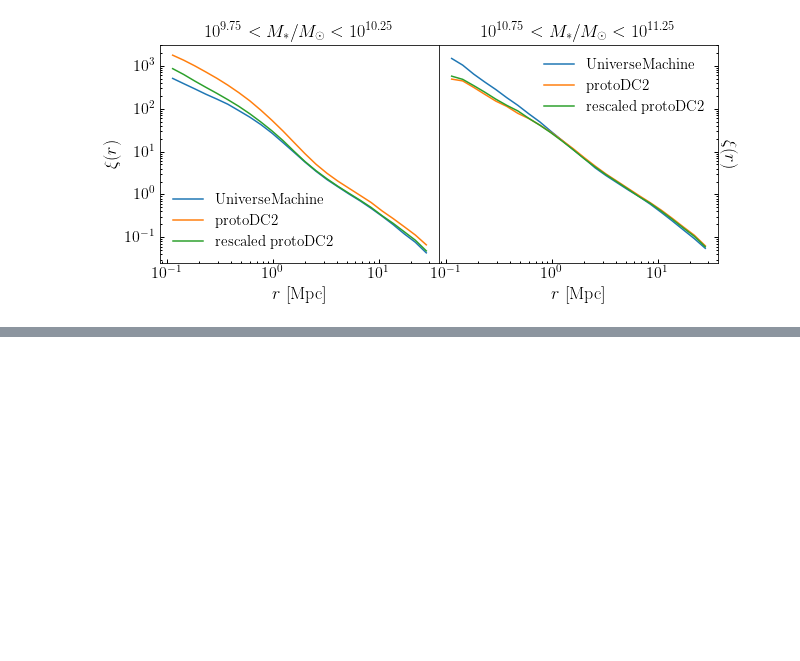
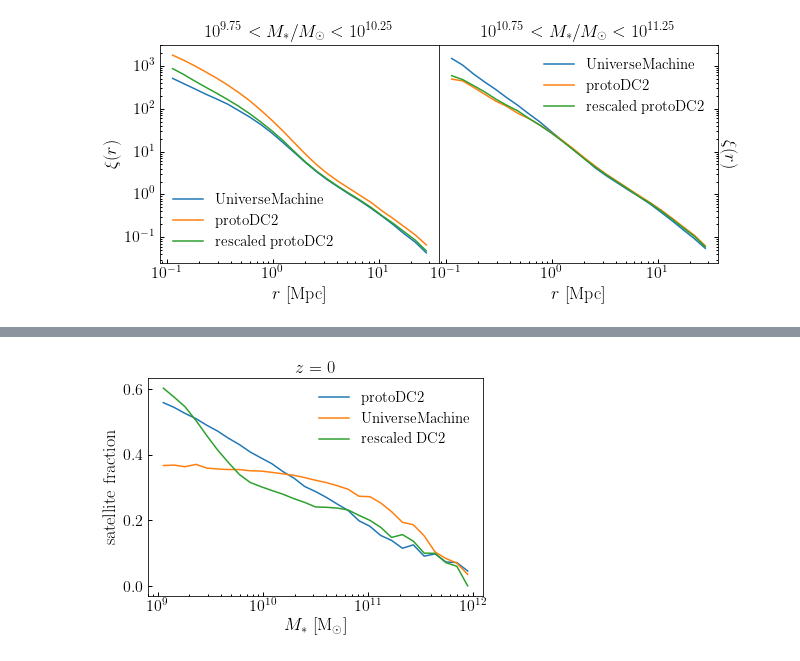
Before and after one commit to dkorytov/rescale_dc2, a Jupyter notebook: notebooks/rescale_protoDC2_stellar_mass.ipynb, the cells around one changed output, grey strips where cells are left out. Cells and saved outputs as stored; diff of their text form; code cells hidden in the pictures; blank space fills up the shorter version.

```diff
--- a/notebooks/rescale_protoDC2_stellar_mass.ipynb
+++ b/notebooks/rescale_protoDC2_stellar_mass.ipynb
@@ -10,10 +10,12 @@ protoDC2_basename = "value_added_protoDC2_snapnum_487.hdf5"
 
 from astropy.table import Table
 sdss = Table.read(os.path.join(dirname, sdss_basename), path='data')
-umachine_z0 = Table.read(os.path.join(dirname, umachine_z0_basename), path='data')
-umachine_z1 = Table.read(os.path.join(dirname, umachine_z1_basename), path='data')
 protoDC2_z0 = Table.read(os.path.join(dirname, protoDC2_basename), path='data')
 
+from rescale_dc2.load_catalogs import load_closest_available_umachine_catalog
+umachine_z0 = load_closest_available_umachine_catalog(0.)
+umachine_z1 = load_closest_available_umachine_catalog(1.)
+
 print(protoDC2_z0.keys())
 # %% [output]
 ['totalLuminositiesStellar:SDSS_r:observed', 'diskLuminositiesStellar:SDSS_r:observed', 'spheroidLuminositiesStellar:SDSS_r:observed', 'totalLuminositiesStellar:SDSS_g:observed', 'diskLuminositiesStel ...
@@ -241,0 +370,37 @@ fig.savefig(figname, bbox_extra_artists=[xlabel1, ylabel1], bbox_inches='tight')
+# %%
+sm_bins = np.linspace(9, 12, 30)
+sm_mids = 0.5*(sm_bins[:-1] + sm_bins[1:])
+
+protoDC2_fsat = np.zeros_like(sm_mids)
+DC2_fsat = np.zeros_like(sm_mids)
+umachine_fsat = np.zeros_like(sm_mids)
+
+for i, sm_low, sm_high in zip(range(len(sm_mids)), sm_bins[:-1], sm_bins[1:]):
+    protoDC2_mask = protoDC2_z0['totalMassStellar'] >= 10**sm_low
+    protoDC2_mask *= protoDC2_z0['totalMassStellar'] < 10**sm_high
+    protoDC2_fsat[i] = np.mean(protoDC2_z0['isCentral'][protoDC2_mask]==False)
+
+    DC2_mask = protoDC2_z0['rescaled_mstar'] >= 10**sm_low
+    DC2_mask *= protoDC2_z0['rescaled_mstar'] < 10**sm_high
+    DC2_fsat[i] = np.mean(protoDC2_z0['isCentral'][DC2_mask]==False)
+
+    umachine_mask = umachine_z0['obs_sm'] >= 10**sm_low
+    umachine_mask *= umachine_z0['obs_sm'] < 10**sm_high
+    umachine_fsat[i] = np.mean(umachine_z0['upid'][umachine_mask]!=-1)
+
+fig, ax = plt.subplots(1, 1)
+
+xscale = ax.set_xscale('log')
+
+__=ax.plot(10**sm_mids, protoDC2_fsat, label=r'${\rm protoDC2}$')
+__=ax.plot(10**sm_mids, umachine_fsat, label=r'${\rm UniverseMachine}$')
+__=ax.plot(10**sm_mids, DC2_fsat, label=r'${\rm rescaled\ DC2}$')
+legend = ax.legend()
+xlabel = ax.set_xlabel(r'$M_{\ast}\ {\rm [M_{\odot}]}$')
+ylabel = ax.set_ylabel(r'${\rm satellite\ fraction}$')
+title = ax.set_title(r'$z = 0$')
+
+figname = 'protoDC2_vs_umachine_satellite_fraction.pdf'
+fig.savefig(figname, bbox_extra_artists=[xlabel, ylabel], bbox_inches='tight')
+# %% [output]
+[figure, added]
```
Also changed, not shown: parts of 10 cells of this notebook.
